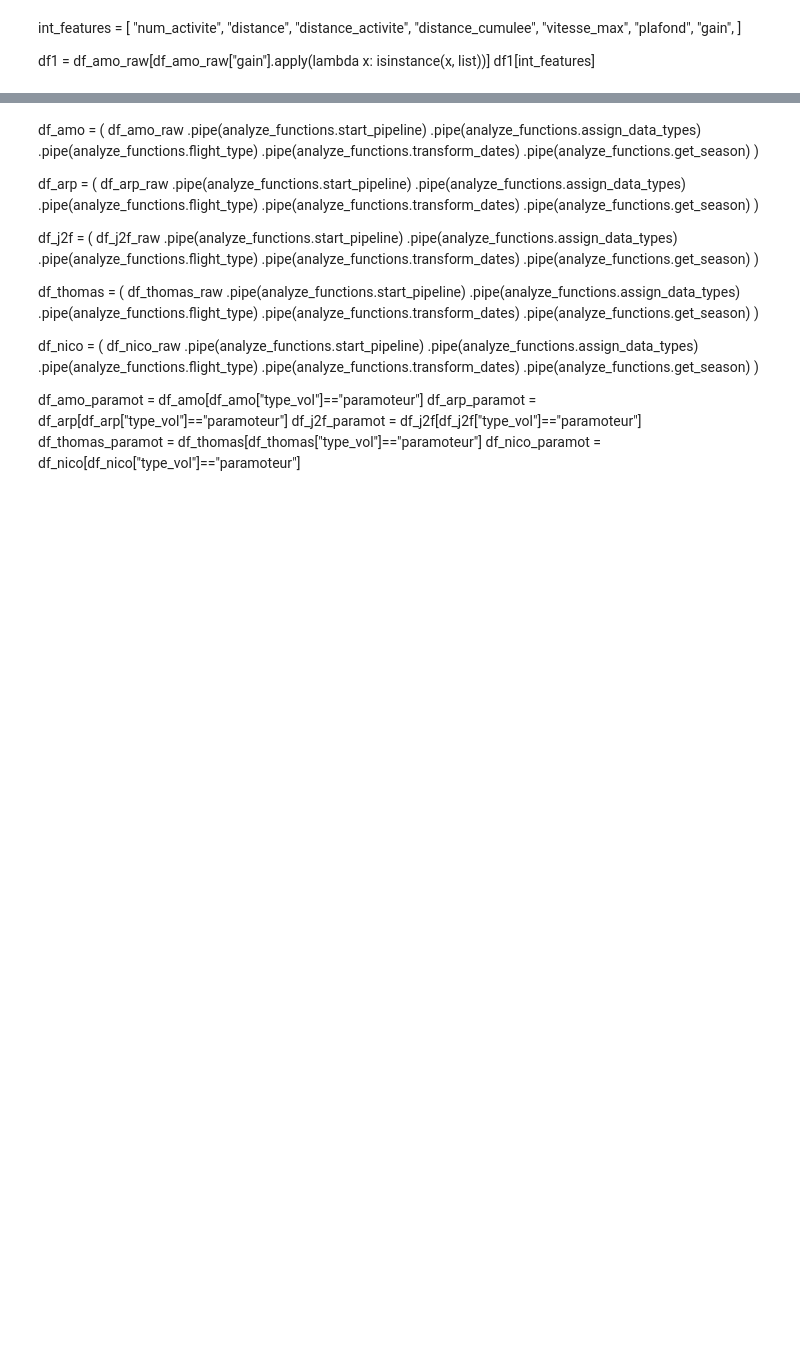
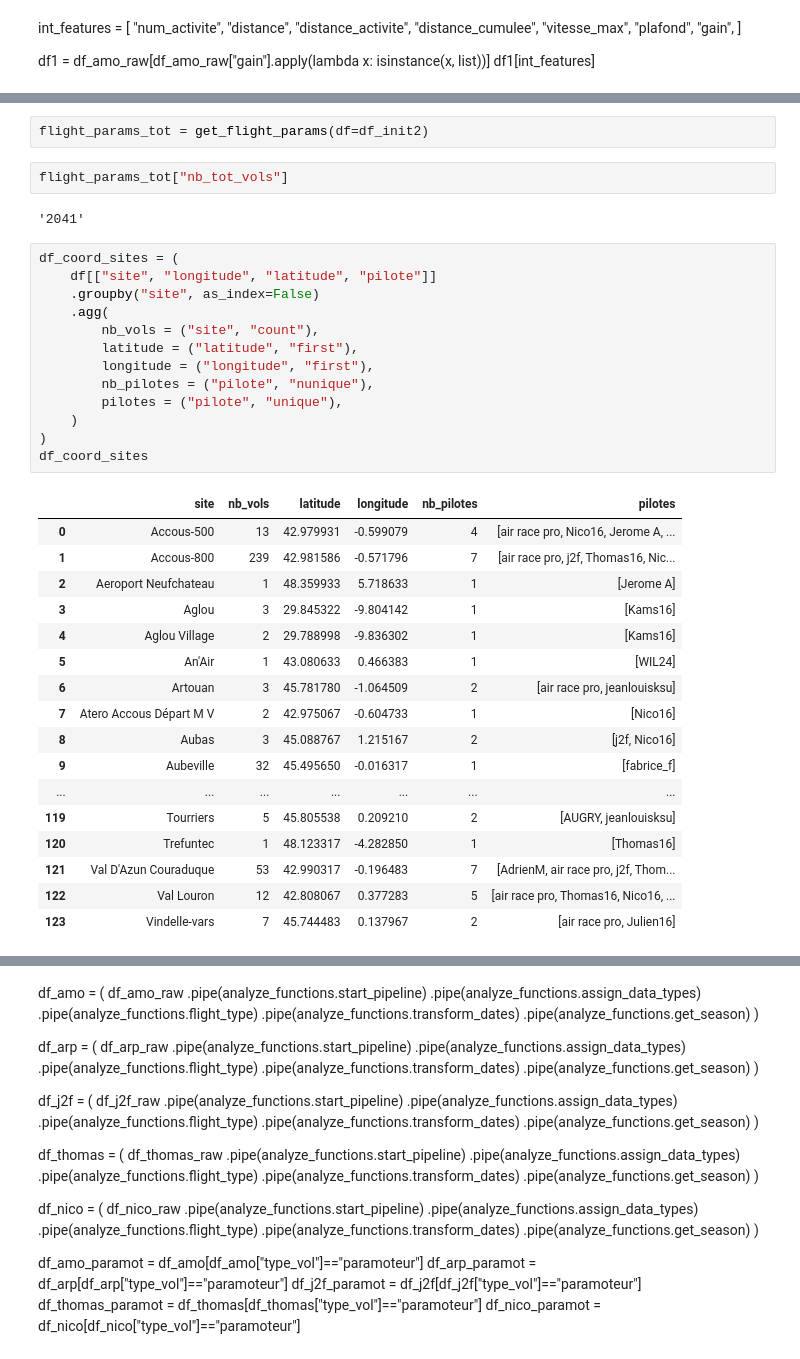
Before and after one commit to amorea04/syride_traces, a Jupyter notebook: src/analyze_traces.ipynb, the cells around one changed output, grey strips where cells are left out. Drawn from its saved outputs; the diff is of its cells as text; blank space fills up the shorter version.

```diff
--- a/src/analyze_traces.ipynb
+++ b/src/analyze_traces.ipynb
@@ -84,0 +243,37 @@ df1[int_features]
+# %%
+flight_params_tot = get_flight_params(df=df_init2)
+# %%
+flight_params_tot["nb_tot_vols"]
+# %% [output]
+'2041'
+# %%
+df_coord_sites = (
+    df[["site", "longitude", "latitude", "pilote"]]
+    .groupby("site", as_index=False)
+    .agg(
+        nb_vols = ("site", "count"),
+        latitude = ("latitude", "first"),
+        longitude = ("longitude", "first"),
+        nb_pilotes = ("pilote", "nunique"),
+        pilotes = ("pilote", "unique"),
+    )
+)
+df_coord_sites
+# %% [output]
+|  | site | nb_vols | latitude | longitude | nb_pilotes | pilotes |
+| 0 | Accous-500 | 13 | 42.979931 | -0.599079 | 4 | [air race pro, Nico16, Jerome A, ... |
+| 1 | Accous-800 | 239 | 42.981586 | -0.571796 | 7 | [air race pro, j2f, Thomas16, Nic... |
+| 2 | Aeroport Neufchateau | 1 | 48.359933 | 5.718633 | 1 | [Jerome A] |
+| 3 | Aglou | 3 | 29.845322 | -9.804142 | 1 | [Kams16] |
+| 4 | Aglou Village | 2 | 29.788998 | -9.836302 | 1 | [Kams16] |
+| 5 | An'Air | 1 | 43.080633 | 0.466383 | 1 | [WIL24] |
+| 6 | Artouan | 3 | 45.781780 | -1.064509 | 2 | [air race pro, jeanlouisksu] |
+| 7 | Atero Accous Départ M V | 2 | 42.975067 | -0.604733 | 1 | [Nico16] |
+| 8 | Aubas | 3 | 45.088767 | 1.215167 | 2 | [j2f, Nico16] |
+| 9 | Aubeville | 32 | 45.495650 | -0.016317 | 1 | [fabrice_f] |
+| ... | ... | ... | ... | ... | ... | ... |
+| 119 | Tourriers | 5 | 45.805538 | 0.209210 | 2 | [AUGRY, jeanlouisksu] |
+| 120 | Trefuntec | 1 | 48.123317 | -4.282850 | 1 | [Thomas16] |
+| 121 | Val D'Azun Couraduque | 53 | 42.990317 | -0.196483 | 7 | [AdrienM, air race pro, j2f, Thom... |
+| 122 | Val Louron | 12 | 42.808067 | 0.377283 | 5 | [air race pro, Thomas16, Nico16, ... |
+| 123 | Vindelle-vars | 7 | 45.744483 | 0.137967 | 2 | [air race pro, Julien16] |
```
Also changed, not shown: parts of 39 cells of this notebook, 10 other files.
